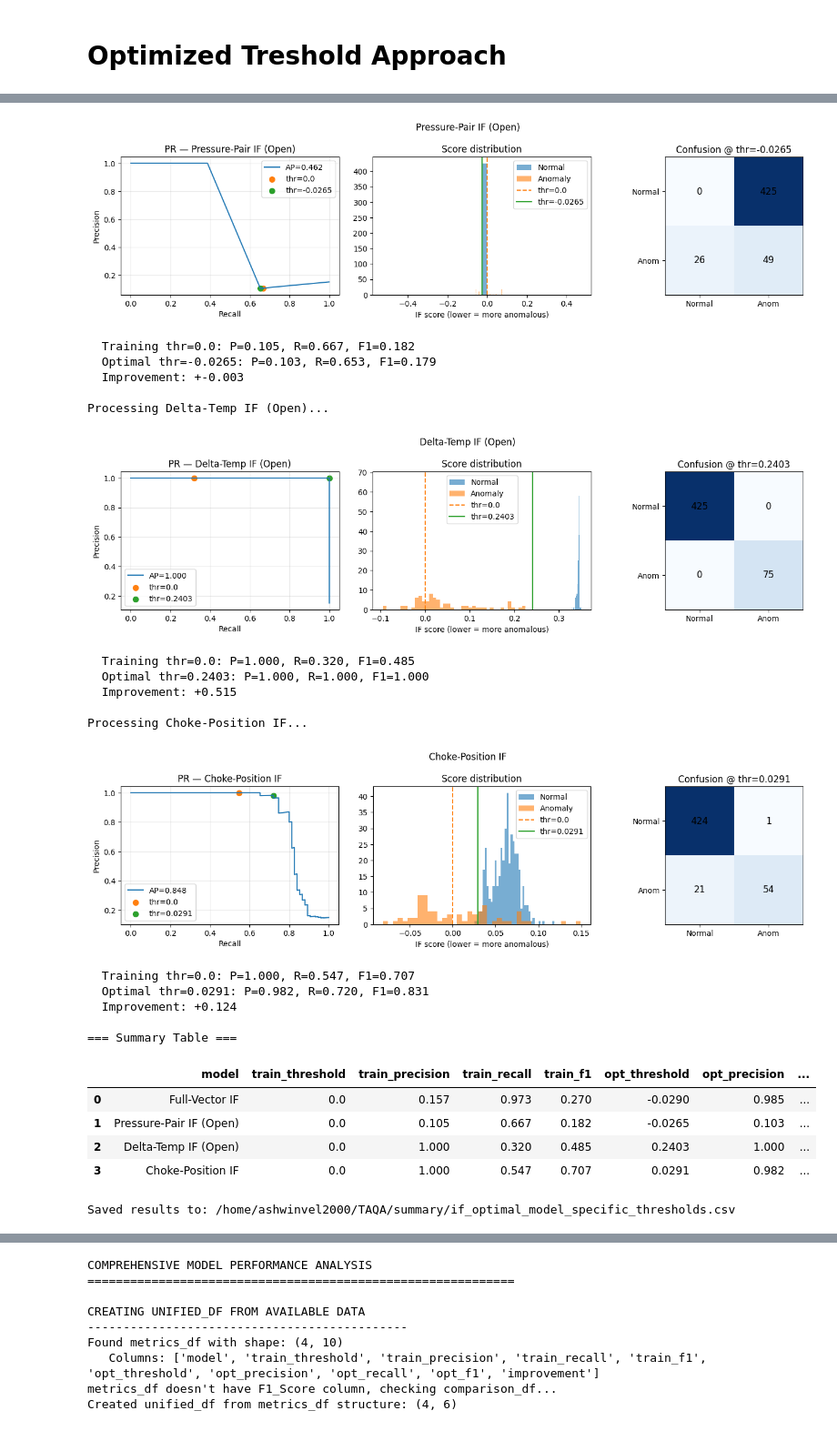
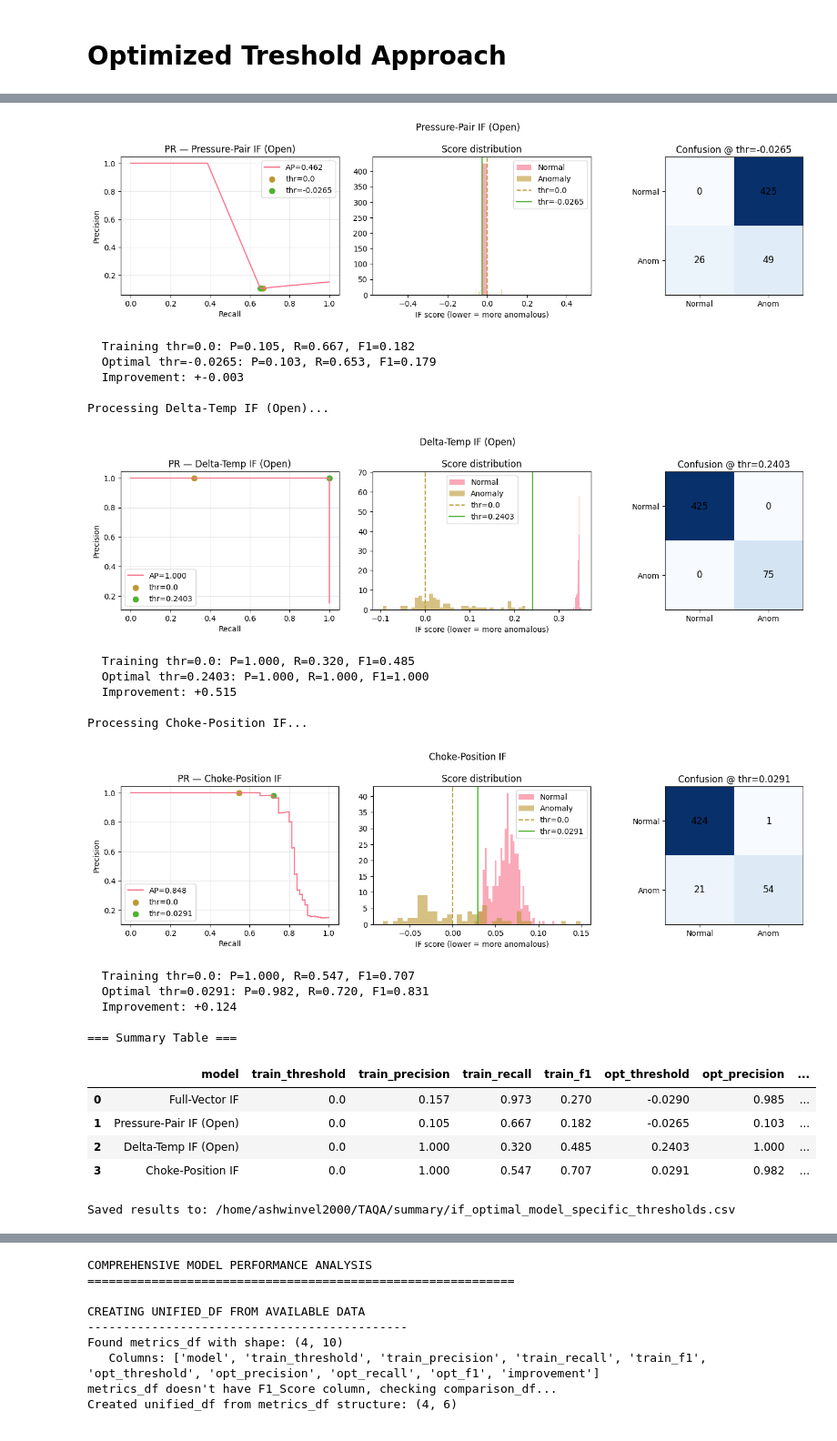
Before and after one commit to ashwinvel2000/AI-Anomaly-Detection, a Jupyter notebook: TAQA_Model_Development/TAQA_eval.ipynb, the cells around one changed output, grey strips where cells are left out. Shown at 91% size. Drawn from its saved outputs; the diff is of its cells as text; code cells hidden in the pictures.

```diff
--- a/TAQA_Model_Development/TAQA_eval.ipynb
+++ b/TAQA_Model_Development/TAQA_eval.ipynb
@@ -0,0 +1,18 @@
+# %%
+
+import pandas as pd
+import numpy as np
+import matplotlib.pyplot as plt
+import seaborn as sns
+from pathlib import Path
+import json
+import warnings
+from collections import Counter
+from scipy import stats
+from scipy.stats import mannwhitneyu
+import onnxruntime as ort
+from sklearn.metrics import precision_recall_curve, precision_recall_fscore_support, average_precision_score, confusion_matrix
+import matplotlib.patches as mpatches
+warnings.filterwarnings('ignore')
+plt.style.use('default')
+sns.set_palette("husl")
@@ -348,7 +354,7 @@ Missing target column Target-Position; skipping
 
 We assume training used the Isolation Forest decision_function rule where rows with score < 0 are flagged as anomalies.
 # %%
-# Batch evaluation of Isolation Forest models on existing synthetic datasets
+# Batch evaluation of Isolation Forest models on existing labelled datasets
 from pathlib import Path
 import json
 import numpy as np
@@ -361,9 +367,9 @@ from sklearn.metrics import precision_recall_fscore_support, average_precision_s
 
 BASE = Path('/home/ashwinvel2000/TAQA')
 MODELS = BASE / 'models_4'
-SYNTH = BASE / 'anomaly_detection_analysis' / 'synthetic_data'
+SYNTH = BASE / 'anomaly_detection_analysis' / 'labelled_data'
 
-# Model -> synthetic file key (without prefix/suffix)
+# Model -> labelled file key (without prefix/suffix)
 if_specs = [
     ('full_vectors_if.onnx', 'full_vectors_if', 'Full-Vector IF'),
     ('pressure_pair_open.onnx', 'pressure_pair_open', 'Pressure-Pair IF (Open)'),
@@ -617,7 +623,7 @@ import onnxruntime as ort
 
 BASE = Path('/home/ashwinvel2000/TAQA')
 MODELS = (BASE / 'models_4') if (BASE / 'models_4').exists() else (BASE / 'models_3')
-SYNTH = BASE / 'anomaly_detection_analysis' / 'synthetic_data'
+SYNTH = BASE / 'anomaly_detection_analysis' / 'labelled_data'
 
 # Reuse if_specs and helpers defined earlier; define fallback if not present in session
 try:
@@ -967,5 +789,5 @@ Generated bell curve synthetic datasets saved with 'bellcurve_' prefix
 # %%
-# Use the SAME datasets that produce bell curves, just with optimized threshold
+# Use the SAME datasets, just with optimized threshold
 import numpy as np
 import pandas as pd
 import matplotlib.pyplot as plt
@@ -975,7 +797,7 @@ import onnxruntime as ort
 
 BASE = Path('/home/ashwinvel2000/TAQA')
 MODELS = BASE / 'models_4'
-SYNTH = BASE / 'anomaly_detection_analysis' / 'synthetic_data'
+SYNTH = BASE / 'anomaly_detection_analysis' / 'labelled_data'
 
 # Use the EXACT same specs as the working cell (tuple format)
 if_specs = [
@@ -1133,21 +955,21 @@ Processing Full-Vector IF...
   Training thr=0.0: P=0.157, R=0.973, F1=0.270
   Optimal thr=-0.0290: P=0.985, R=0.853, F1=0.914
   Improvement: +0.644
 
 Processing Pressure-Pair IF (Open)...
-[figure, old version]
+[figure, new version]
   Training thr=0.0: P=0.105, R=0.667, F1=0.182
   Optimal thr=-0.0265: P=0.103, R=0.653, F1=0.179
   Improvement: +-0.003
 
 Processing Delta-Temp IF (Open)...
-[figure, old version]
+[figure, new version]
   Training thr=0.0: P=1.000, R=0.320, F1=0.485
   Optimal thr=0.2403: P=1.000, R=1.000, F1=1.000
   Improvement: +0.515
 
 Processing Choke-Position IF...
-[figure, old version]
+[figure, new version]
   Training thr=0.0: P=1.000, R=0.547, F1=0.707
   Optimal thr=0.0291: P=0.982, R=0.720, F1=0.831
   Improvement: +0.124
```
Also changed, not shown: parts of 22 cells of this notebook.
